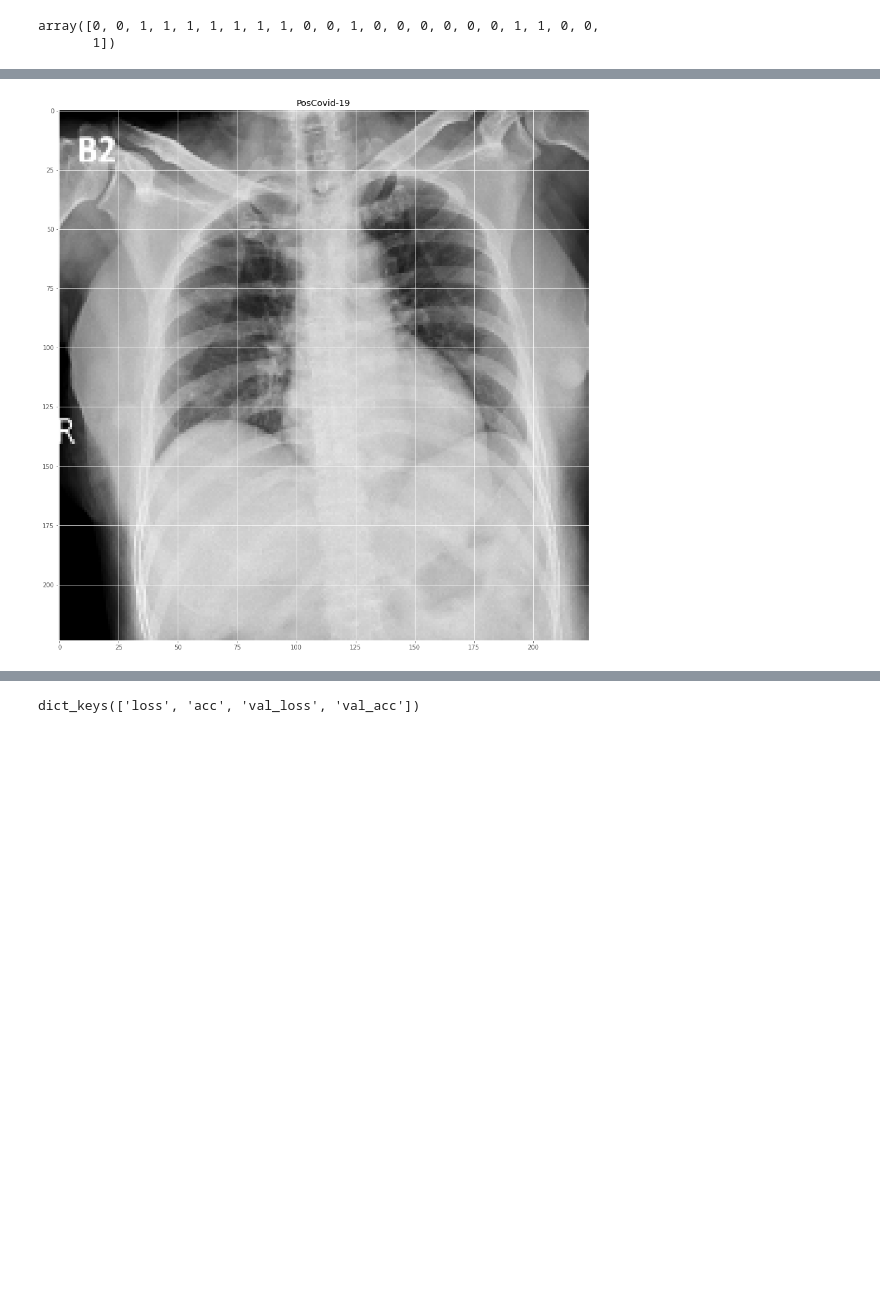
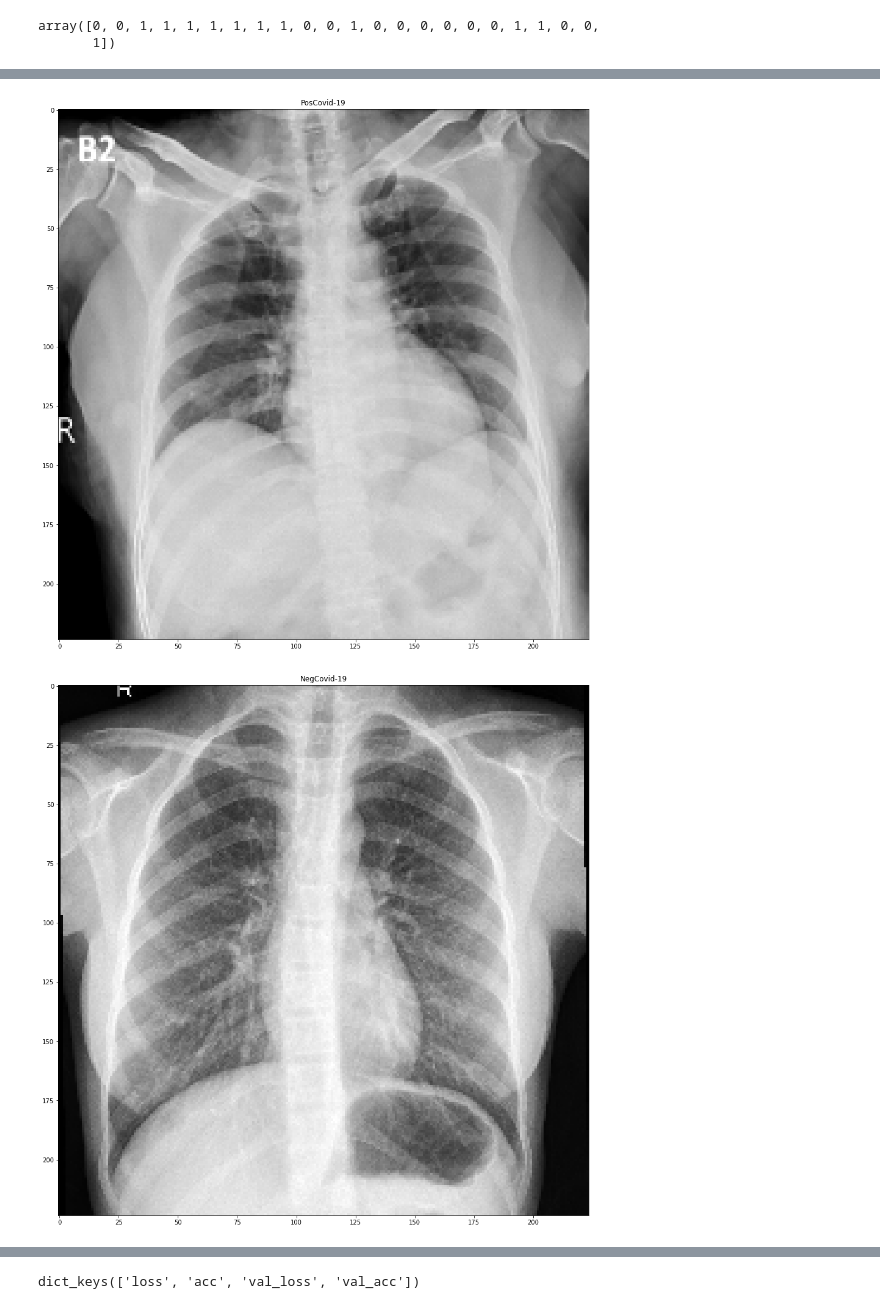
Before and after one commit to HebahAlshamlan/COVID-19, a Jupyter notebook: Covid_Classifier.ipynb, the cells around one changed output, grey strips where cells are left out. Drawn from its saved outputs; the diff is of its cells as text; code cells hidden in the pictures; blank space fills up the shorter version.

```diff
--- a/Covid_Classifier.ipynb
+++ b/Covid_Classifier.ipynb
@@ -176,7 +245,5 @@ trainAug = ImageDataGenerator(
 # %%
-INIT_LR = 1e-3
-EPOCHS = 15
-BS = 8
+
 
 
 model = Sequential()
@@ -199,7 +266,7 @@ model.add(Activation('sigmoid'))
 
 
 
-opt = Adam(lr=INIT_LR, decay=INIT_LR / EPOCHS)
+opt = Adam(lr=INIT_LR, decay=INIT_LR / 20)
 model.compile(loss="binary_crossentropy", optimizer=opt,
 	metrics=["accuracy"])
 
@@ -209,6 +276,6 @@ history1 = model.fit_generator(
 	trainAug.flow(trainX, trainY, batch_size=BS),
 	steps_per_epoch=len(trainX) // BS,
 	validation_data=(testX, testY),
-	validation_steps=len(testX) // BS,
-	epochs=EPOCHS)
+	validation_steps=len(testX),
+	epochs=20)
 # %% [output]
@@ -301,28 +366,11 @@ plt.show()
-# %%
-# Pos Ex.
-
-url = 'https://a.top4top.io/p_15402pp5p3.png'
-
-imgPos = url_to_image(url)
-imgPos = resized = cv2.resize(imgPos, (224,224))
-
-
-plt.figure(figsize=(16,16))
-data_pos = convertData(imgPos)
-plt.imshow(imgPos)
-ret_pos = model.predict(data_pos, batch_size=BS)
-bestnum = 0.0
-bestclass = 0
-
-if  ret_pos[0] < 0.5:
-    bestclass = 0
-else :
-    bestclass = 1
-
-
-
-plt.title(_labels[bestclass])
-
-plt.show()
-# %% [output]
-[figure, removed]
+# %%
+# Pos Ex.
+urlp = 'https://a.top4top.io/p_15402pp5p3.png'
+# Neg Ex.
+urln = 'https://k.top4top.io/p_1540g20th1.jpeg'
+
+CasePrediction(urlp)
+CasePrediction(urln)
+# %% [output]
+[figure, added]
+[figure, added]
```
Also changed, not shown: parts of 20 cells of this notebook.
